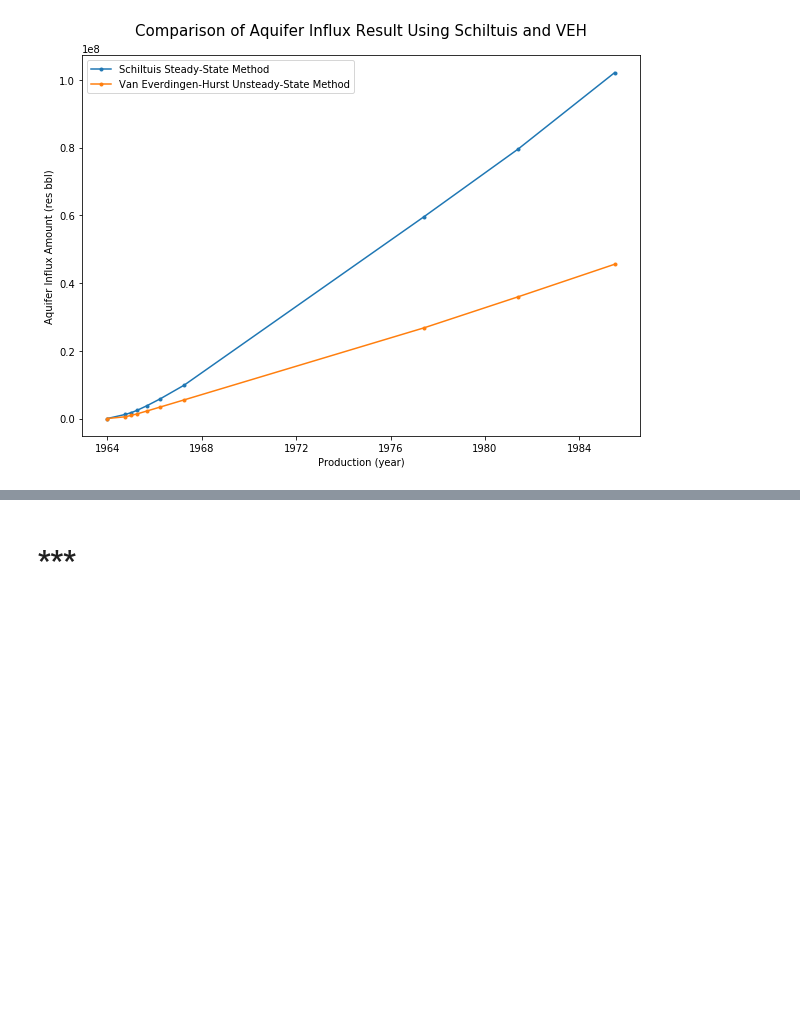
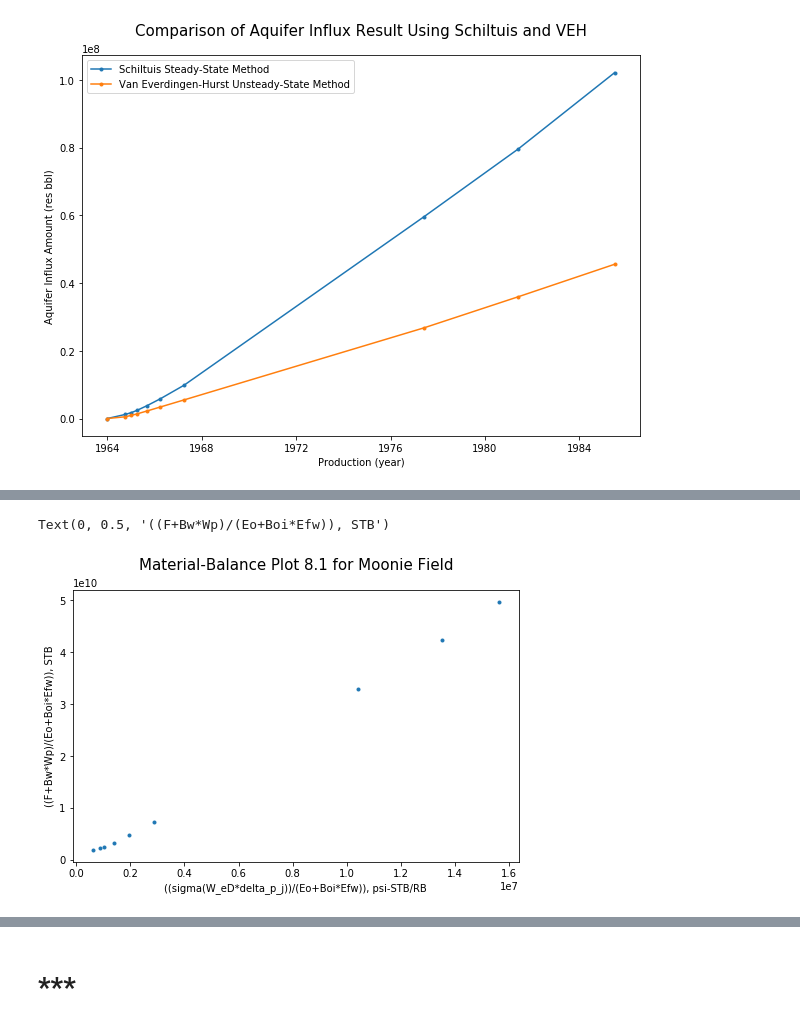
Before and after one commit to yohanesnuwara/reservoir-engineering, a Jupyter notebook: Unit 8 Aquifer Influx/notebook/8_examples.ipynb, the cells around one changed output, grey strips where cells are left out. Drawn from its saved outputs; the diff is of its cells as text; code cells hidden in the pictures; blank space fills up the shorter version.

```diff
--- a/Unit 8 Aquifer Influx/notebook/8_examples.ipynb
+++ b/Unit 8 Aquifer Influx/notebook/8_examples.ipynb
@@ -484,0 +508,37 @@ Text(0, 0.5, 'Aquifer Influx Amount (res bbl)')
+# %%
+"RUN FIRST CODES IN EXAMPLE 8.2 and EXAMPLE 8.3 !!! "
+
+# COPIED FROM SECTION: "iterate the process of calculating We for other times (October 1964 to July 1981)"
+
+"iterate the process of calculating sigma_We for other times (October 1964 to June 1981)"
+
+# numpy array from j index 0 (initial production) to 9; [0, 1, 2, 3, 4, 5, 6, 7, 8, 9]
+indextimes = np.arange(0,(len(j_index)), 1)
+
+sigma_We_arr = []
+
+for x in range(len(indextimes)): # range from j index 1 to 9
+
+  t_DR_arr, W_eD_arr = calculate_parameter_VEH(x, t_DR_factor) # call function
+
+  # calculate We, Equation 8.7
+
+  W_eD_multipy_delta_p_j = array_delta_p_j[x] * W_eD_arr
+  sigma_We = np.sum(W_eD_multipy_delta_p_j)
+  sigma_We_arr.append(float(sigma_We))
+  # print(sigma_We)
+
+"Call again few codes in Example 8.2"
+
+"Material Balance"
+
+# call function
+delta_pressure, Efw, Eo, F, We_schiltuis, We_rate = influx_matbalance_undersaturated(pressure, Bw, Wp, Np, Bo, Nfoi, cf, cw, swi, Boi, diffr_arr)
+
+"Calculate the x axis of Material-Balance Plot 8.1"
+
+Wp = np.array(data3.Wp)
+axisx, axisy = matbalance_plot_undersaturated(sigma_We_arr, Eo, Efw, Boi, F, Bw, Wp)
+
+matbalance = pd.DataFrame({"Date": data3.t, "Pressure(psia)": data3.p, "delta_pressure": delta_pressure, "Wp(STB)": data3.Wp, "Efw": Efw, "Eo": Eo, "F": F, "x axis": axisx, "y axis": axisy})
+matbalance
@@ -484,0 +557,8 @@ Text(0, 0.5, 'Aquifer Influx Amount (res bbl)')
+# %%
+plt.figure(figsize=(8, 5))
+plt.plot(axisx, axisy, '.')
+plt.title("Material-Balance Plot 8.1 for Moonie Field", pad=20, size=15)
+plt.xlabel("((sigma(W_eD*delta_p_j))/(Eo+Boi*Efw)), psi-STB/RB"); plt.ylabel("((F+Bw*Wp)/(Eo+Boi*Efw)), STB")
+# %% [output]
+Text(0, 0.5, '((F+Bw*Wp)/(Eo+Boi*Efw)), STB')
+[figure, added]
```
Also changed, not shown: parts of 17 cells of this notebook.
